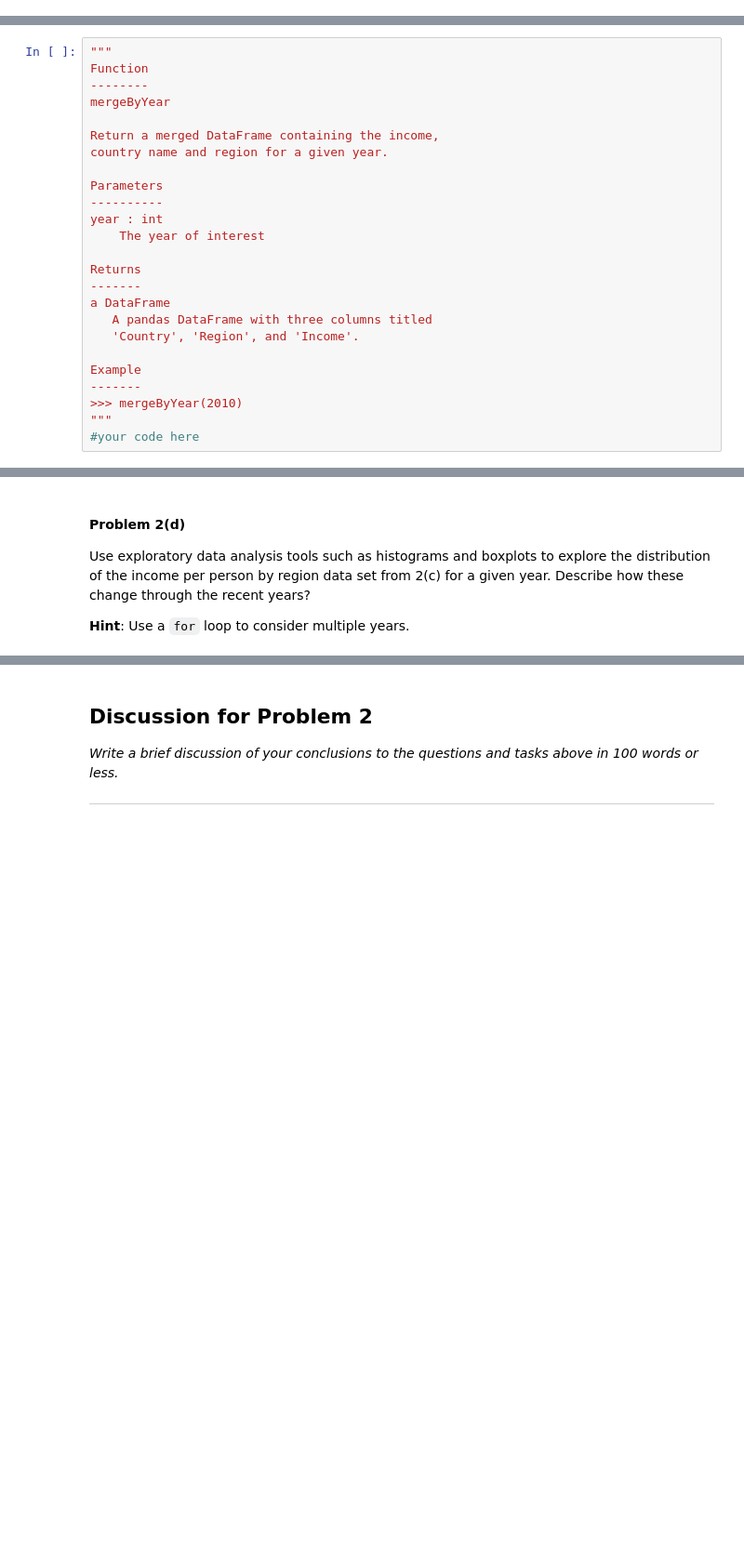
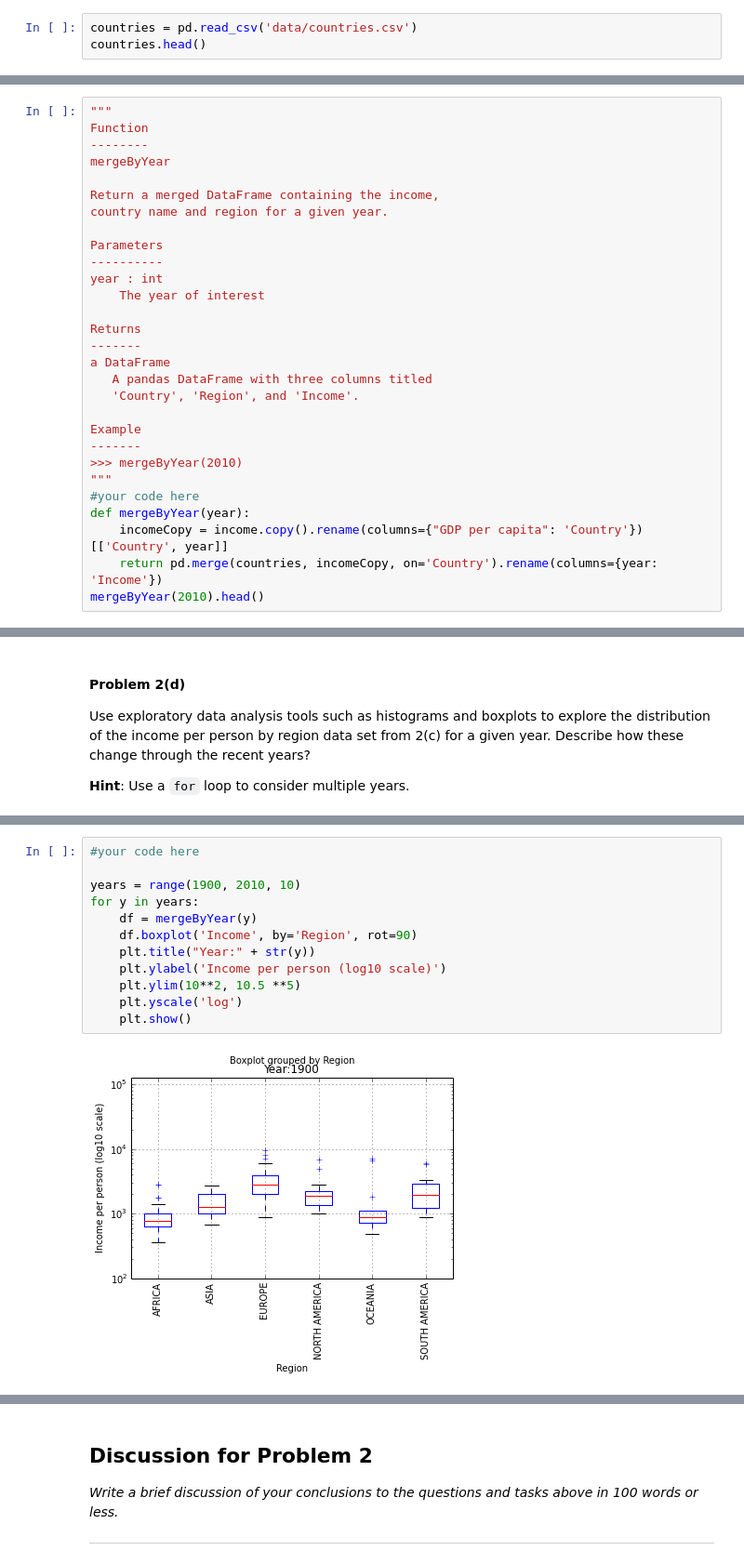
Before and after one commit to karlloic/cs109-2014-homework, a Jupyter notebook: HW1.ipynb, the cells around one changed output, grey strips where cells are left out. Shown at 93% size. Saved outputs shown, nothing was run; the diff lists cells and outputs as text; blank space fills up the shorter version.

```diff
--- a/HW1.ipynb
+++ b/HW1.ipynb
@@ -261,0 +259,3 @@ Using the list of countries by continent from [World Atlas](http://www.worldatla
+# %%
+countries = pd.read_csv('data/countries.csv')
+countries.head()
@@ -304,4 +376,8 @@ Example
 >>> mergeByYear(2010)
 """
 #your code here
+def mergeByYear(year):
+    incomeCopy = income.copy().rename(columns={"GDP per capita": 'Country'})[['Country', year]]
+    return pd.merge(countries, incomeCopy, on='Country').rename(columns={year: 'Income'})
+mergeByYear(2010).head()
 # %% [output]
@@ -316,0 +396,14 @@ Use exploratory data analysis tools such as histograms and boxplots to explore t
+# %%
+#your code here
+
+years = range(1900, 2010, 10)
+for y in years:
+    df = mergeByYear(y)
+    df.boxplot('Income', by='Region', rot=90)
+    plt.title("Year:" + str(y))
+    plt.ylabel('Income per person (log10 scale)')
+    plt.ylim(10**2, 10.5 **5)
+    plt.yscale('log')
+    plt.show()
+# %% [output]
+[figure, added]
```
Also changed, not shown: parts of 17 cells of this notebook.
